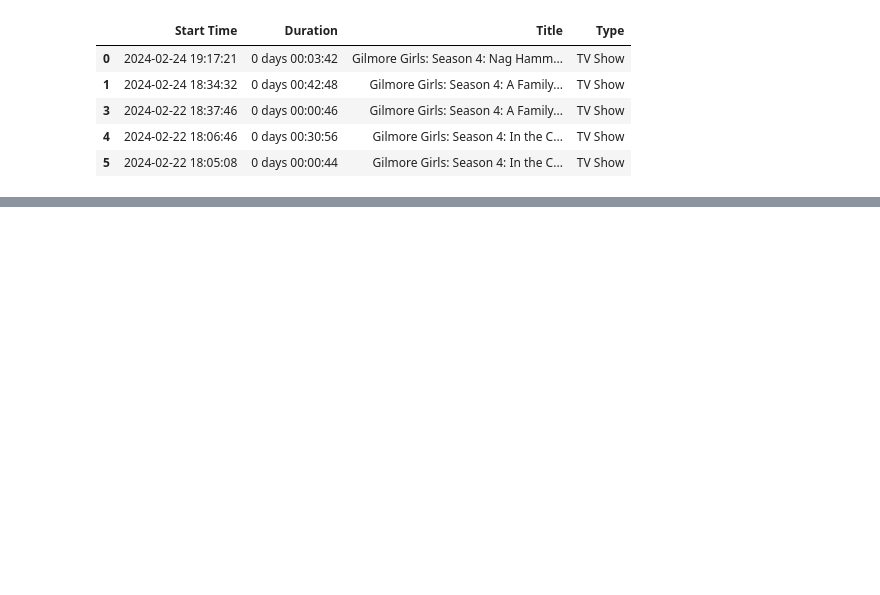
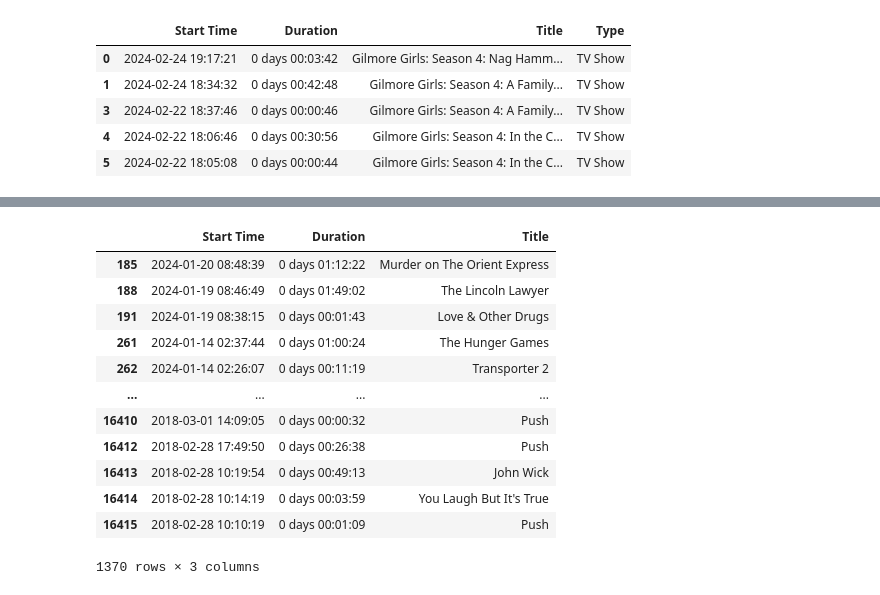
Before and after one commit to kjonina/Netflix_Viewing, a Jupyter notebook: Analyse personal Netflix viewing.ipynb, the cells around one changed output, grey strips where cells are left out. Cells and saved outputs as stored; diff of their text form; code cells hidden in the pictures; blank space fills up the shorter version.

```diff
--- a/Analyse personal Netflix viewing.ipynb
+++ b/Analyse personal Netflix viewing.ipynb
@@ -260,0 +269,23 @@ df.to_csv('Karina_viewings.csv')
+# %%
+# dropping Type from columns
+movie_df = movie_df[[
+    'Start Time',
+    'Duration',
+    'Title'
+]]
+
+movie_df
+# %% [output]
+|  | Start Time | Duration | Title |
+| 185 | 2024-01-20 08:48:39 | 0 days 01:12:22 | Murder on The Orient Express |
+| 188 | 2024-01-19 08:46:49 | 0 days 01:49:02 | The Lincoln Lawyer |
+| 191 | 2024-01-19 08:38:15 | 0 days 00:01:43 | Love & Other Drugs |
+| 261 | 2024-01-14 02:37:44 | 0 days 01:00:24 | The Hunger Games |
+| 262 | 2024-01-14 02:26:07 | 0 days 00:11:19 | Transporter 2 |
+| ... | ... | ... | ... |
+| 16410 | 2018-03-01 14:09:05 | 0 days 00:00:32 | Push |
+| 16412 | 2018-02-28 17:49:50 | 0 days 00:26:38 | Push |
+| 16413 | 2018-02-28 10:19:54 | 0 days 00:49:13 | John Wick |
+| 16414 | 2018-02-28 10:14:19 | 0 days 00:03:59 | You Laugh But It's True |
+| 16415 | 2018-02-28 10:10:19 | 0 days 00:01:09 | Push |
+1370 rows × 3 columns
```
Also changed, not shown: parts of 37 cells of this notebook.
